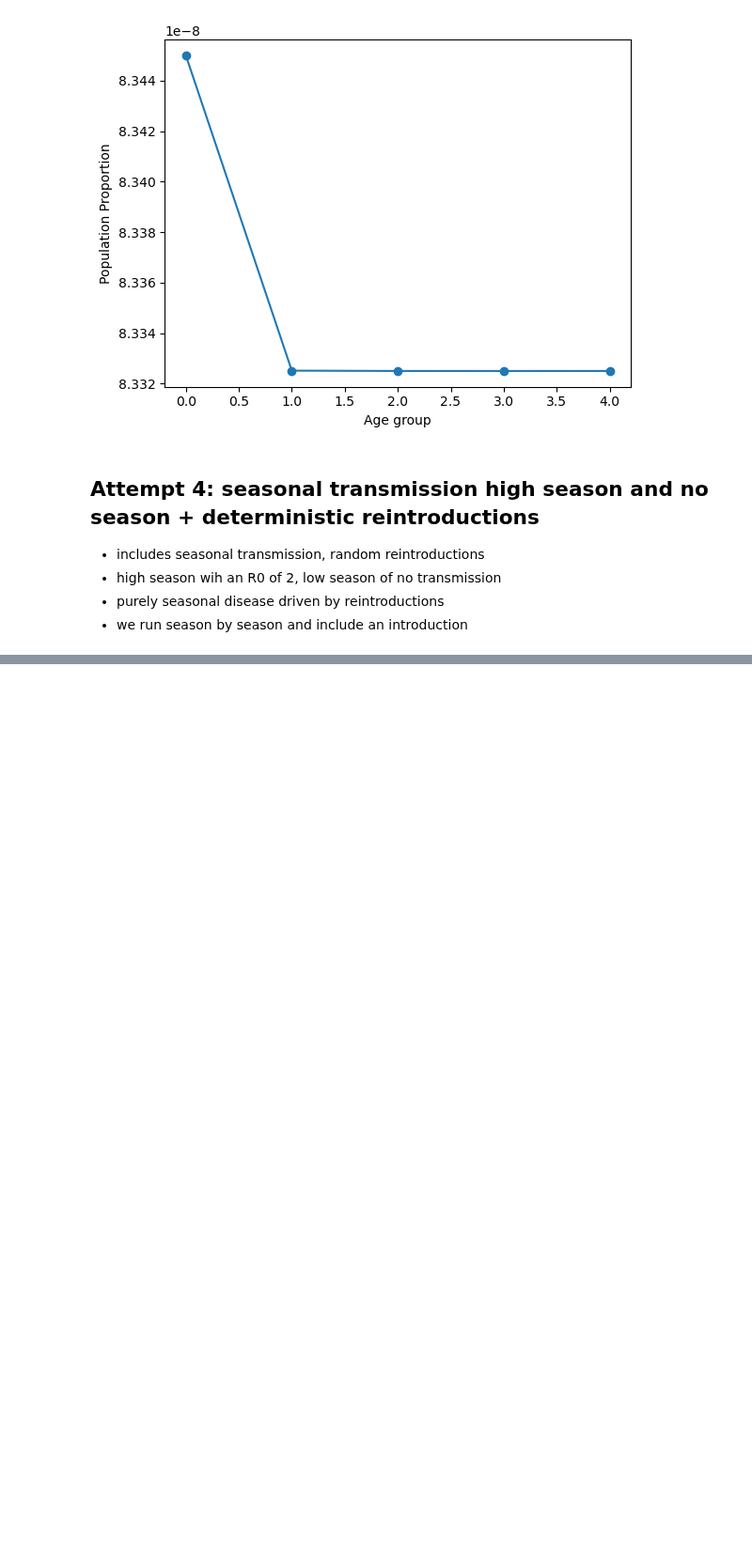
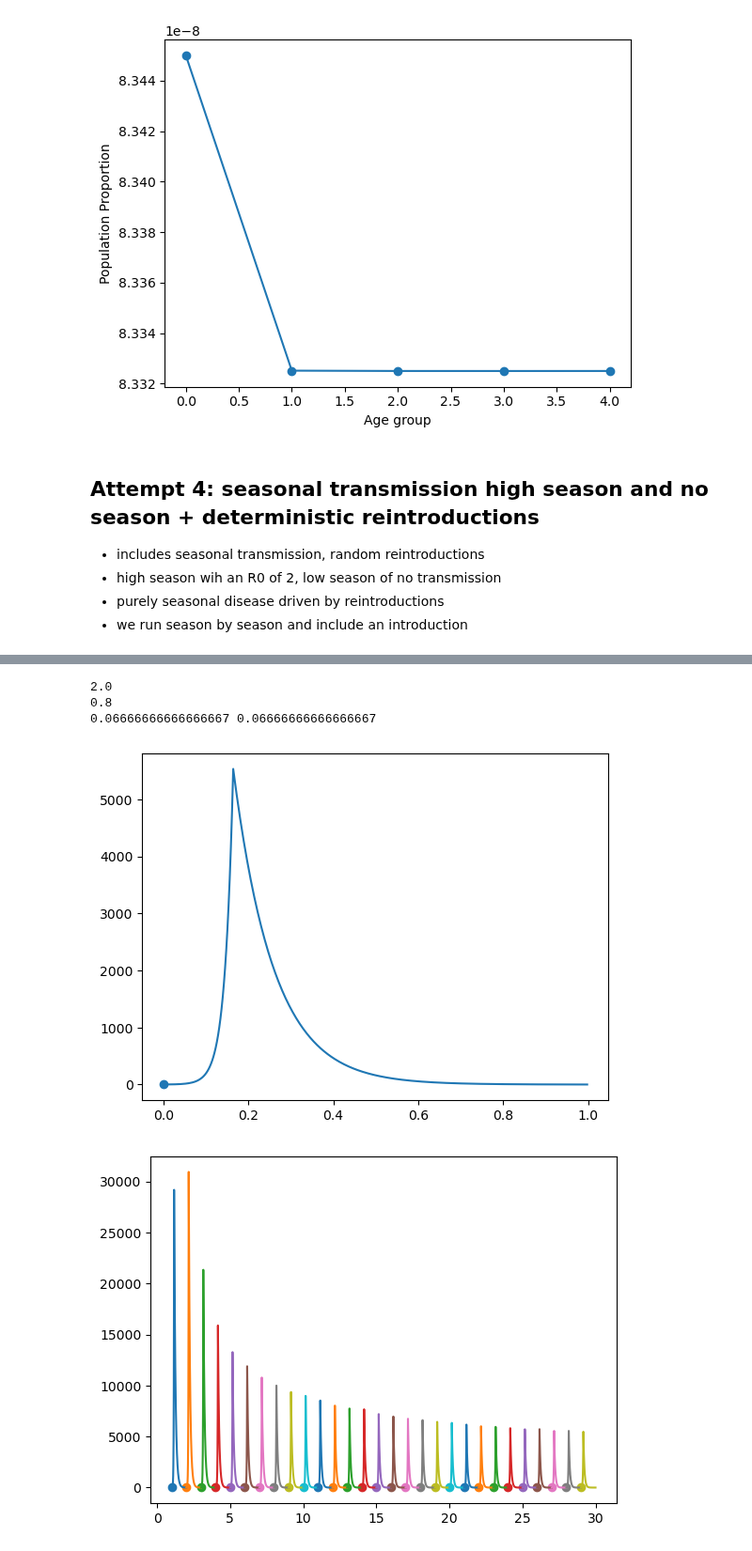
Before and after one commit to denisecammarota/vaccine-dengue-BR, a Jupyter notebook: Basic_Model.ipynb, the cells around one changed output, grey strips where cells are left out. Shown at 94% size. Drawn from its saved outputs; the diff is of its cells as text; code cells hidden in the pictures; blank space fills up the shorter version.

```diff
--- a/Basic_Model.ipynb
+++ b/Basic_Model.ipynb
@@ -479,0 +508,61 @@ plt.show()
+# %%
+N = 5
+pop = 12000000
+#y0 = 800000/pop,1600000/pop,900000/pop,8000000/pop,700000/pop,0,0,0,0,0,0,0,0,0,0
+
+alpha1 = 800000/pop
+alpha2 = 1600000/pop
+alpha3 = 900000/pop
+alpha4 = 8000000/pop
+alpha5 = 700000/pop
+
+gamma = 1/(7.0)
+beta_0 = 0.8*gamma # even like different from 0 it's the same
+beta_aug = 2*gamma
+print(beta_aug/gamma)
+print(beta_0/gamma)
+t_start = 0
+t_season = 60
+t_year = 365
+
+
+l1 = 1/(365*5)
+nu = alpha1*l1
+l2 = l1*alpha1/alpha2
+l3 = l2*alpha2/alpha3
+l4 = l3*alpha3/alpha4
+mu = l4*alpha4/alpha5
+
+print(nu/l1,alpha1)
+
+l_vec = np.array([l1,l2,l3,l4,0])
+mu_vec = np.array([0,0,0,0,mu])
+
+
+t_total = np.linspace(0, 365*10, 10000)
+
+y0 = alpha1,alpha2,alpha3,(8000000-1)/pop,alpha5,0,0,0,1/pop,0,0,0,0,0,0,0,0,0,1/pop,0
+
+prop_imported = 0
+ret = odeint(n_groups_seasonal_model, y0, t_total, args=(N, pop, nu, beta_0,beta_aug,t_start,t_season,t_year, gamma, mu_vec, l_vec))
+
+seasons = 30
+t_total = np.arange(0,365*seasons,1)
+t_season_single = np.arange(0,365,1)
+
+for season in np.arange(seasons):
+    ret = odeint(n_groups_seasonal_model, y0, t_season_single, args=(N, pop, nu, beta_0,beta_aug,t_start,t_season,t_year, gamma, mu_vec, l_vec))
+    y0 = ret[-1,:].copy()
+    y0 = modify_initial_condition(y0,prop_imported)
+    plt.plot((t_season_single+season*365)/365,ret[:,N:2*N].sum(axis=1)*pop, label = season)
+    plt.scatter((season*365)/365,y0[N:2*N].sum())
+    if(season == 0):
+        plt.show()
+#plt.legend()
+plt.show()
+# %% [output]
+2.0
+0.8
+0.06666666666666667 0.06666666666666667
+[figure, added]
+[figure, added]
```
Also changed, not shown: parts of 10 cells of this notebook.
